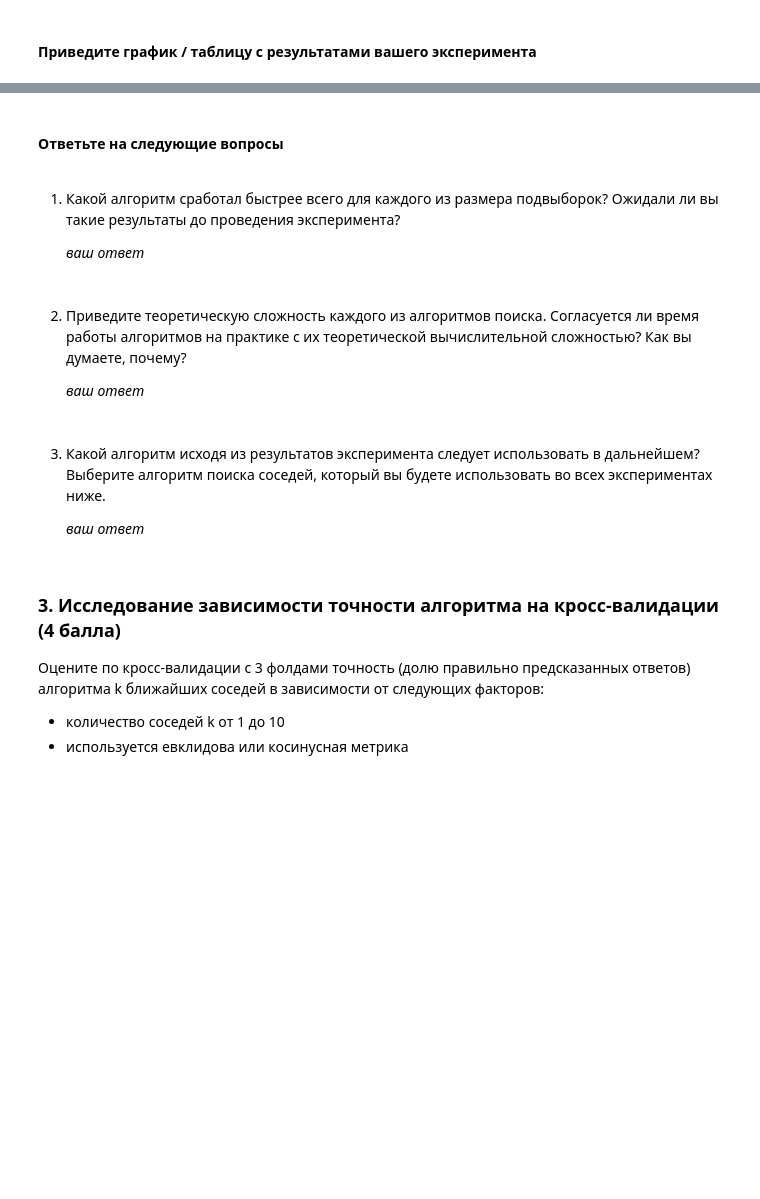
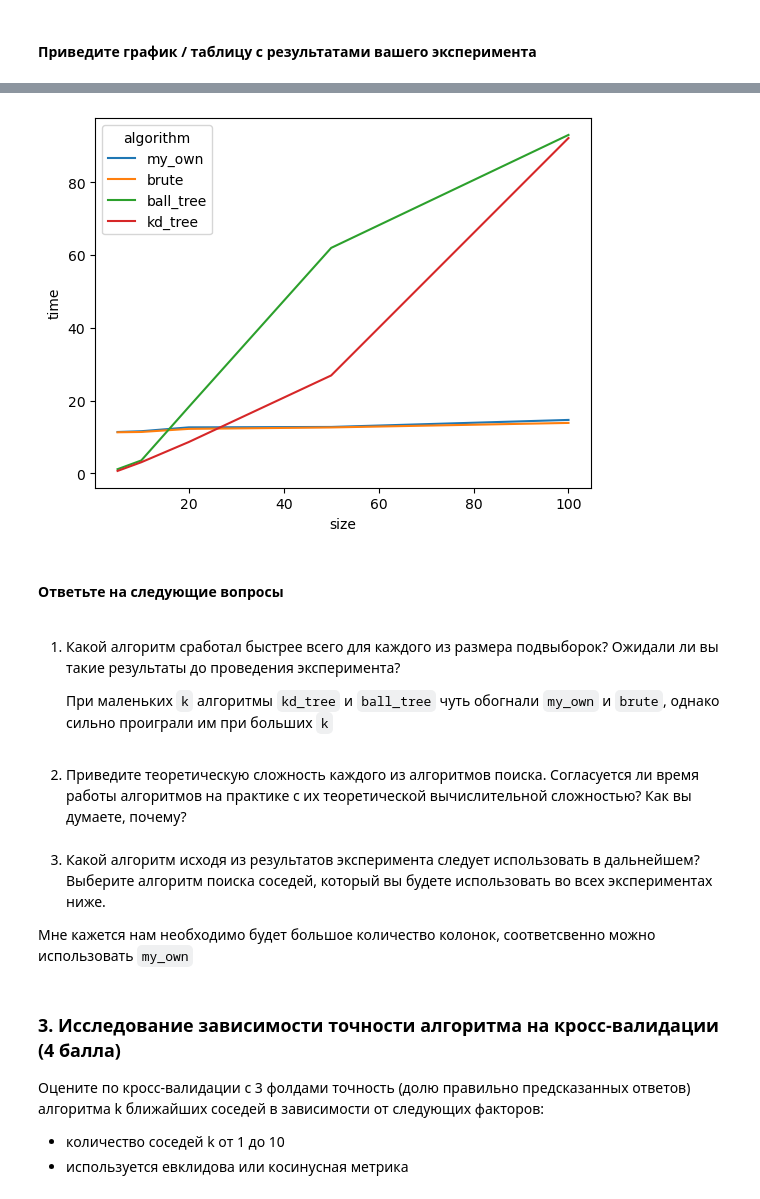
Before and after one commit to grach0v/AI_Masters, a Jupyter notebook: Machine_Learning_1/hw/hw3/main_task.ipynb, the cells around one changed output, grey strips where cells are left out. Cells and saved outputs as stored; diff of their text form; code cells hidden in the pictures; blank space fills up the shorter version.

```diff
--- a/Machine_Learning_1/hw/hw3/main_task.ipynb
+++ b/Machine_Learning_1/hw/hw3/main_task.ipynb
@@ -224,16 +231,16 @@ plt.show()
 # %%
 np.random.seed(123)
-sizes = [100, 10, 5]
+sizes = [100, 50, 20, 10, 5]
 
-size_columns = {size: np.random.choice(df.columns, size, replace=False) for size in sizes}
+size_columns = {size: np.random.choice(np.arange(train_X.shape[1]), size, replace=False) for size in sizes}
 times = []
 
 for size, columns in size_columns.items():
     for algorithm in ['my_own', 'brute', 'ball_tree', 'kd_tree']:
         print(size, algorithm)
         model = BatchedKNNClassifier(n_neighbors=5, batch_size=100, algorithm=algorithm)
-        model.fit(train_X[columns].values.astype(float), train_y.values)
-        result = %timeit -n 1 -r 1 -o model.predict(test_X[columns].values.astype(float))
+        model.fit(train_X[:, columns], train_y)
+        result = %timeit -n 1 -r 1 -o model.predict(test_X[:, columns])
 
         times.append([result.timings[0], size, algorithm])
 
@@ -245,17 +266,20 @@ times = pd.DataFrame(times, columns=['time', 'size', 'algorithm'])
+# %%
+sns.lineplot(data=times, x='size', y='time', hue='algorithm')
+plt.show()
+# %% [output]
+[figure, added]
 # %% [markdown]
 #### Ответьте на следующие вопросы
 # %% [markdown]
 1. Какой алгоритм сработал быстрее всего для каждого из размера подвыборок? Ожидали ли вы такие результаты до проведения эксперимента?
 
-   *ваш ответ*
+   При маленьких `k` алгоритмы `kd_tree` и `ball_tree` чуть обогнали `my_own` и `brute`, однако сильно проиграли им при больших `k`
 # %% [markdown]
 2. Приведите теоретическую сложность каждого из алгоритмов поиска. Согласуется ли время работы алгоритмов на практике с их теоретической вычислительной сложностью? Как вы думаете, почему?
-
-   *ваш ответ*
 # %% [markdown]
 3. Какой алгоритм исходя из результатов эксперимента следует использовать в дальнейшем? Выберите алгоритм поиска соседей, который вы будете использовать во всех экспериментах ниже.
 
-    *ваш ответ*
+Мне кажется нам необходимо будет большое количество колонок, соответсвенно можно использовать `my_own`
 # %% [markdown]
 ### 3. Исследование зависимости точности алгоритма на кросс-валидации (4 балла)
 
```
Also changed, not shown: parts of 29 cells of this notebook.
